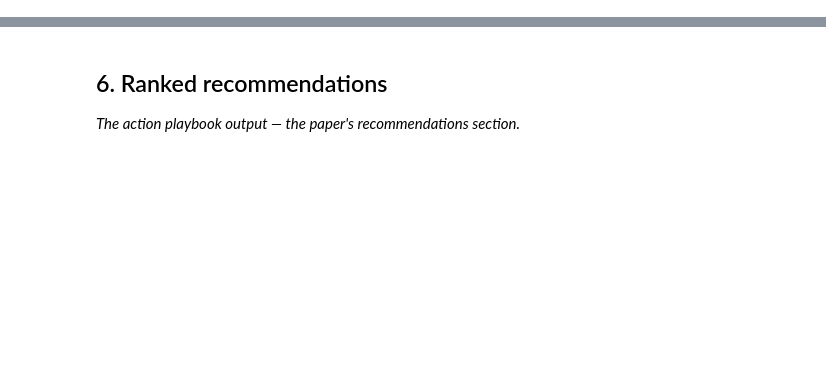
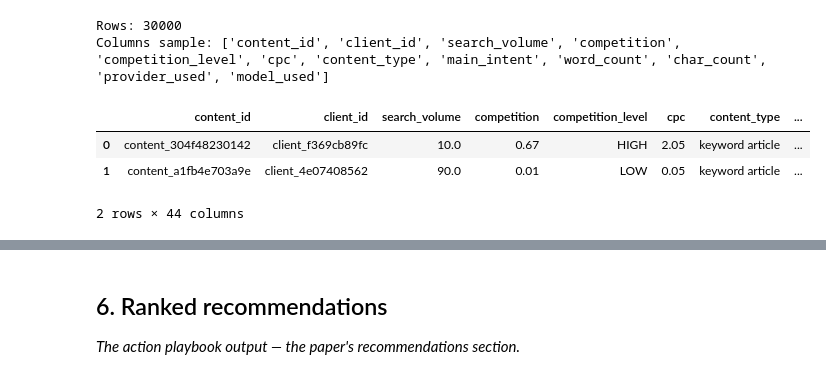
Before and after one commit to Fatima-05/FlyRank-ML, a Jupyter notebook: work/notebooks/capstone.ipynb, the cells around one changed output, grey strips where cells are left out. Drawn from its saved outputs; the diff is of its cells as text; code cells hidden in the pictures; blank space fills up the shorter version.

```diff
--- a/work/notebooks/capstone.ipynb
+++ b/work/notebooks/capstone.ipynb
@@ -28,0 +52,15 @@ This skeleton is yours to fill. Work the sections **in order** — each one has
+# %%
+from pathlib import Path
+import pandas as pd
+
+df = pd.read_csv("data/raw/content_refresh_anonymized.csv")
+print("Rows:", len(df))
+print("Columns sample:", df.columns.tolist()[:12])
+df.head(2)
+# %% [output]
+Rows: 30000
+Columns sample: ['content_id', 'client_id', 'search_volume', 'competition', 'competition_level', 'cpc', 'content_type', 'main_intent', 'word_count', 'char_count', 'provider_used', 'model_used']
+|  | content_id | client_id | search_volume | competition | competition_level | cpc | content_type | ... |
+| 0 | content_304f48230142 | client_f369cb89fc | 10.0 | 0.67 | HIGH | 2.05 | keyword article | ... |
+| 1 | content_a1fb4e703a9e | client_4e07408562 | 90.0 | 0.01 | LOW | 0.05 | keyword article | ... |
+2 rows × 44 columns
```
Also changed, not shown: parts of 16 cells of this notebook.
